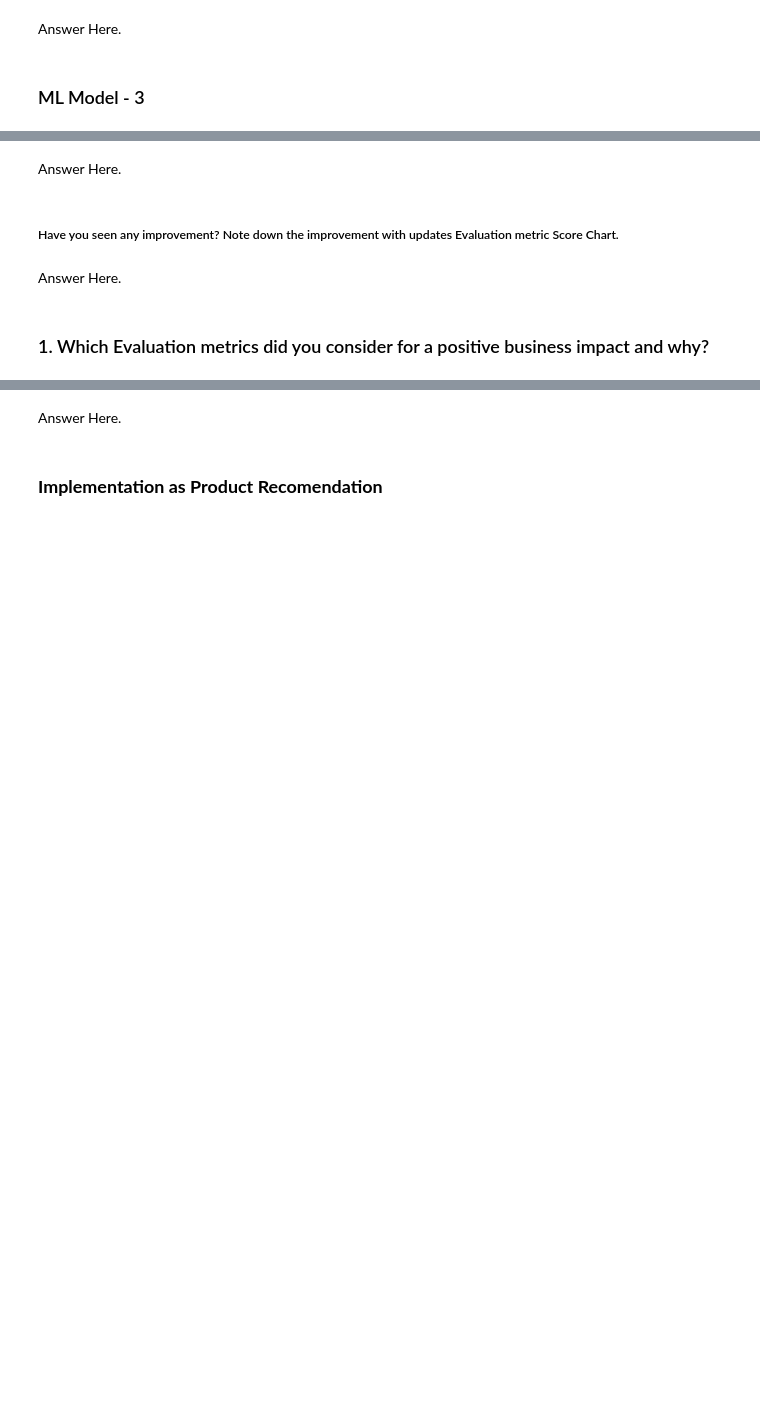
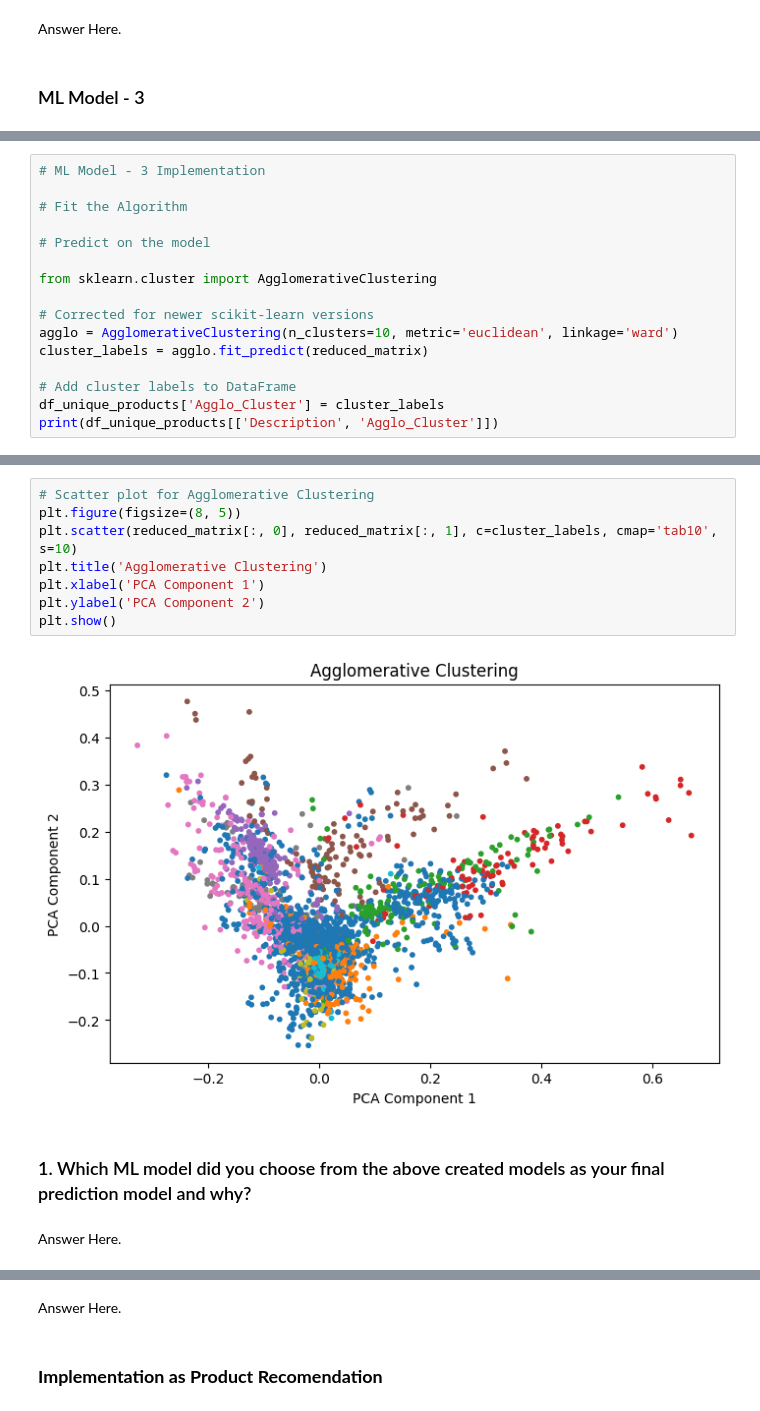
Before and after one commit to varuncode01/ST_Project5, a Jupyter notebook: ML_Project5.ipynb, the cells around one changed output, grey strips where cells are left out. Saved outputs shown, nothing was run; the diff lists cells and outputs as text; blank space fills up the shorter version.

```diff
--- a/ML_Project5.ipynb
+++ b/ML_Project5.ipynb
@@ -969,0 +986,16 @@ Answer Here.
+# %%
+# ML Model - 3 Implementation
+
+# Fit the Algorithm
+
+# Predict on the model
+
+from sklearn.cluster import AgglomerativeClustering
+
+# Corrected for newer scikit-learn versions
+agglo = AgglomerativeClustering(n_clusters=10, metric='euclidean', linkage='ward')
+cluster_labels = agglo.fit_predict(reduced_matrix)
+
+# Add cluster labels to DataFrame
+df_unique_products['Agglo_Cluster'] = cluster_labels
+print(df_unique_products[['Description', 'Agglo_Cluster']])
@@ -970,8 +1017,14 @@ Answer Here.
+# %%
+# Scatter plot for Agglomerative Clustering
+plt.figure(figsize=(8, 5))
+plt.scatter(reduced_matrix[:, 0], reduced_matrix[:, 1], c=cluster_labels, cmap='tab10', s=10)
+plt.title('Agglomerative Clustering')
+plt.xlabel('PCA Component 1')
+plt.ylabel('PCA Component 2')
+plt.show()
+# %% [output]
+[figure, added]
+# %% [markdown]
+### 1. Which ML model did you choose from the above created models as your final prediction model and why?
 # %% [markdown]
 Answer Here.
-# %% [markdown]
-##### Have you seen any improvement? Note down the improvement with updates Evaluation metric Score Chart.
-# %% [markdown]
-Answer Here.
-# %% [markdown]
-### 1. Which Evaluation metrics did you consider for a positive business impact and why?
```
Also changed, not shown: parts of 47 cells of this notebook.
